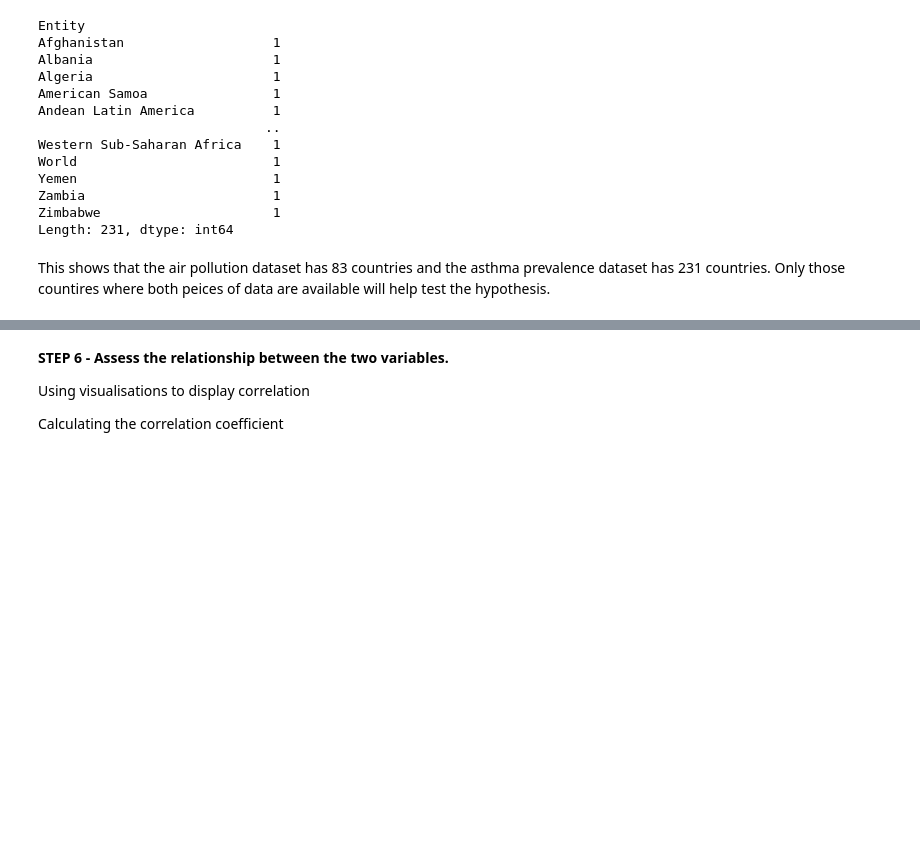
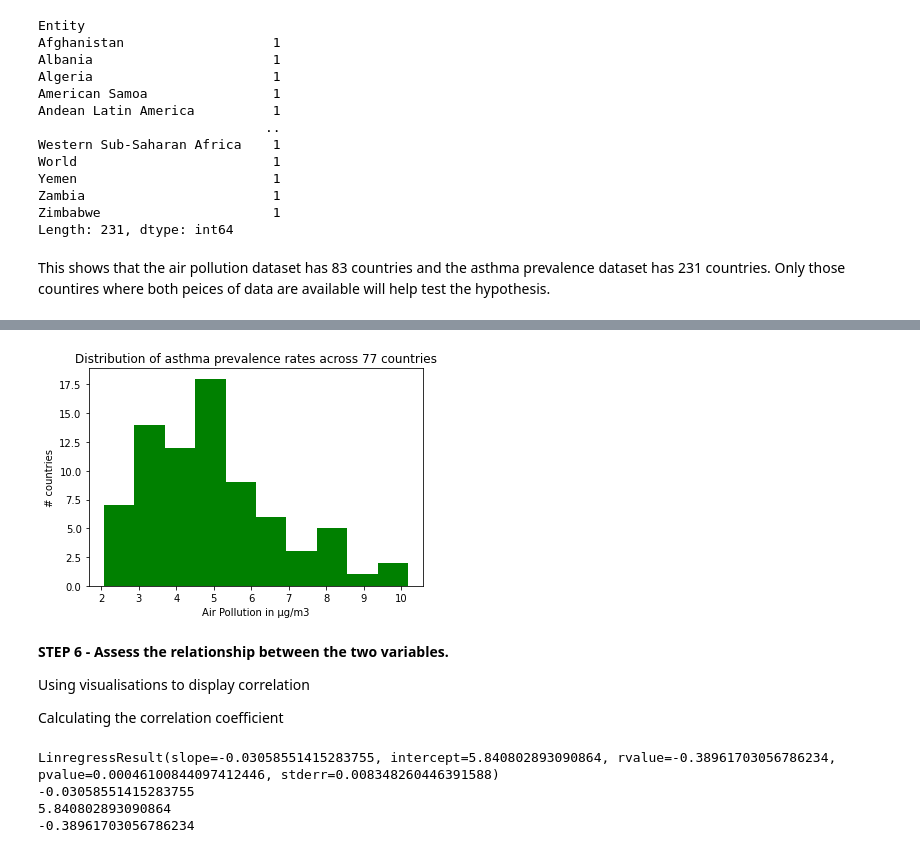
Before and after one commit to claret003/pythoncourse, a Jupyter notebook: Project.ipynb, the cells around one changed output, grey strips where cells are left out. Cells and saved outputs as stored; diff of their text form; code cells hidden in the pictures; blank space fills up the shorter version.

```diff
--- a/Project.ipynb
+++ b/Project.ipynb
@@ -290,3 +309,11 @@ combined_data
+# %%
+plt.hist(combined_data['prevalence'], color = "green")
+plt.title("Distribution of asthma prevalence rates across 77 countries")
+plt.xlabel("Air Pollution in μg/m3")
+plt.ylabel("# countries")
+plt.show()
+# %% [output]
+[figure, added]
 # %% [markdown]
 **STEP 6 - Assess the relationship between the two variables.**
 
@@ -296,16 +323,18 @@ Calculating the correlation coefficient
 # %%
 # regression - correlaation calc
 
-import pandas as pd
 from scipy.stats import linregress
 
-county_level_df = pd.read_excel('https://github.com/futureCodersSE/working-with-data/blob/main/Data%20sets/Income-Data.xlsx?raw=true', sheet_name = 'county-level')
-
-x = county_level_df['Age']
-y = county_level_df['Income']
+x = combined_data['pm25']
+y = combined_data['prevalence']
 
 regression = (linregress(x,y))
 print(regression)
 print(regression.slope)
 print(regression.intercept)
 print(regression.rvalue)
+# %% [output]
+LinregressResult(slope=-0.03058551415283755, intercept=5.840802893090864, rvalue=-0.38961703056786234, pvalue=0.00046100844097412446, stderr=0.008348260446391588)
+-0.03058551415283755
+5.840802893090864
+-0.38961703056786234
```
Also changed, not shown: parts of 10 cells of this notebook.
